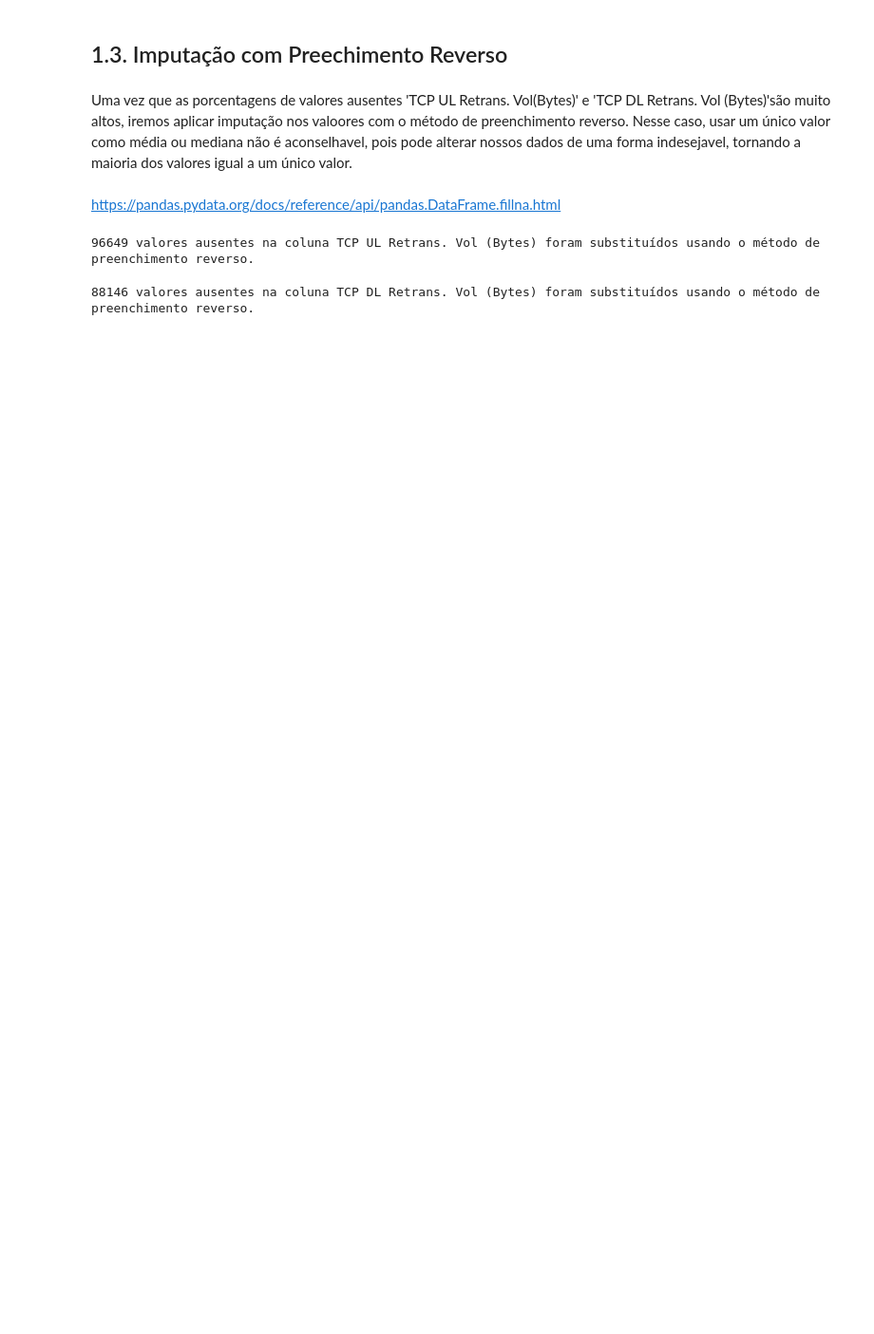
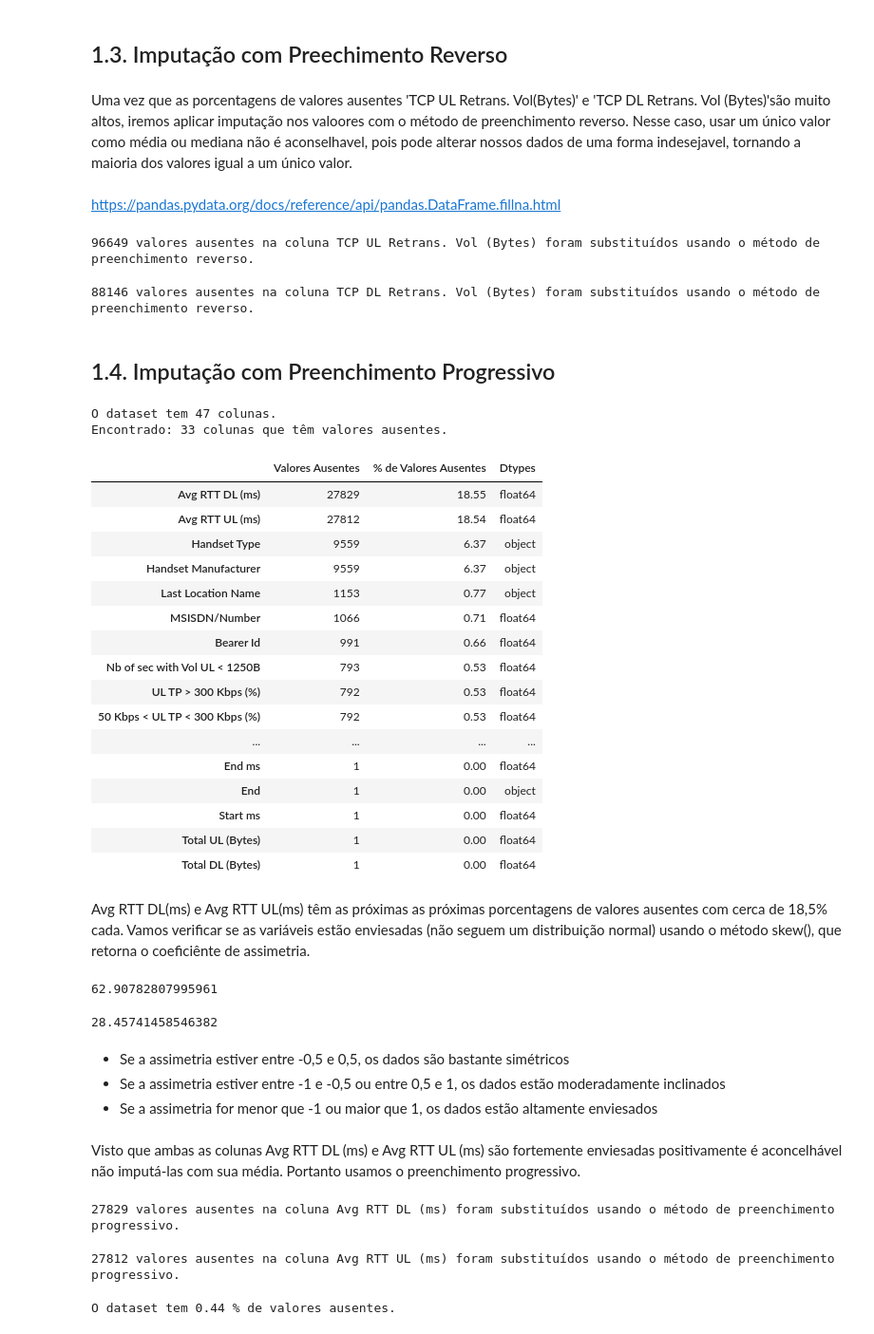
Before and after one commit to leojutsu/analise_de_dados, a Jupyter notebook: projeto3.ipynb, the cells around one changed output. Shown at 95% size. Saved outputs shown, nothing was run; the diff lists cells and outputs as text; code cells hidden in the pictures; blank space fills up the shorter version.

Commit message:
1.4. Imputação de Valores

```diff
--- a/projeto3.ipynb
+++ b/projeto3.ipynb
@@ -305,3 +305,43 @@ func_fix_missing_bfill(dataset_limpo, 'TCP UL Retrans. Vol (Bytes)')
 func_fix_missing_bfill(dataset_limpo, 'TCP DL Retrans. Vol (Bytes)')
 # %% [output]
 88146 valores ausentes na coluna TCP DL Retrans. Vol (Bytes) foram substituídos usando o método de preenchimento reverso.
+# %% [markdown]
+## 1.4. Imputação com Preenchimento Progressivo
+# %%
+calc_perc_val_aus_cols(dataset_limpo)
+# %% [output]
+O dataset tem 47 colunas.
+Encontrado: 33 colunas que têm valores ausentes.
+|  | Valores Ausentes | % de Valores Ausentes | Dtypes |
+| Avg RTT DL (ms) | 27829 | 18.55 | float64 |
+| Avg RTT UL (ms) | 27812 | 18.54 | float64 |
+| Handset Type | 9559 | 6.37 | object |
+| Handset Manufacturer | 9559 | 6.37 | object |
+| Last Location Name | 1153 | 0.77 | object |
+| MSISDN/Number | 1066 | 0.71 | float64 |
+| Bearer Id | 991 | 0.66 | float64 |
+| Nb of sec with Vol UL < 1250B | 793 | 0.53 | float64 |
+| UL TP > 300 Kbps (%) | 792 | 0.53 | float64 |
+| 50 Kbps < UL TP < 300 Kbps (%) | 792 | 0.53 | float64 |
+| ... | ... | ... | ... |
+| End ms | 1 | 0.00 | float64 |
+| End | 1 | 0.00 | object |
+| Start ms | 1 | 0.00 | float64 |
+| Total UL (Bytes) | 1 | 0.00 | float64 |
+| Total DL (Bytes) | 1 | 0.00 | float64 |
+# %% [markdown]
+Avg RTT DL(ms) e Avg RTT UL(ms) têm as próximas as próximas porcentagens de valores ausentes com cerca de 18,5% cada. Vamos verificar se as variáveis estão enviesadas (não seguem um distribuição normal) usando o método skew(), que retorna o coeficiênte de assimetria.
+# %%
+dataset_limpo['Avg RTT DL (ms)'].skew(skipna = True)
+# %% [output]
+62.90782807995961
+# %%
+dataset_limpo['Avg RTT UL (ms)'].skew(skipna = True)
+# %% [output]
+28.45741458546382
+# %% [markdown]
+ - Se a assimetria estiver entre -0,5 e 0,5, os dados são bastante simétricos
+ - Se a assimetria estiver entre -1 e -0,5 ou entre 0,5 e 1, os dados estão moderadamente inclinados
+ - Se a assimetria for menor que -1 ou maior que 1, os dados estão altamente enviesados
+# %% [markdown]
+Visto que ambas as colunas Avg RTT DL (ms) e Avg RTT UL (ms) são fortemente enviesadas positivamente é aconcelhável não imputá-las com sua média. Portanto usamos o preenchimento progressivo.
@@ -307,0 +359,14 @@ func_fix_missing_bfill(dataset_limpo, 'TCP DL Retrans. Vol (Bytes)')
+# %%
+# Imputação com preenchimento progressivo
+func_fix_missing_ffill(dataset_limpo,'Avg RTT DL (ms)')
+# %% [output]
+27829 valores ausentes na coluna Avg RTT DL (ms) foram substituídos usando o método de preenchimento progressivo.
+# %%
+# Imputação com preenchimento progressivo
+func_fix_missing_ffill(dataset_limpo,'Avg RTT UL (ms)')
+# %% [output]
+27812 valores ausentes na coluna Avg RTT UL (ms) foram substituídos usando o método de preenchimento progressivo.
+# %%
+calc_percent_valores_ausentes(dataset_limpo)
+# %% [output]
+O dataset tem 0.44 % de valores ausentes.
```
Also changed, not shown: parts of 3 cells of this notebook.
